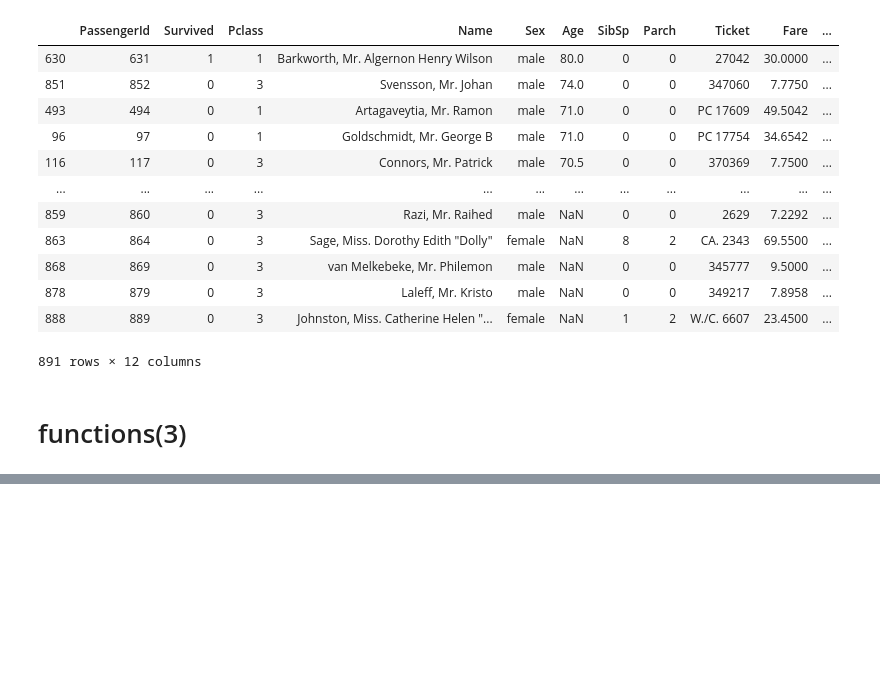
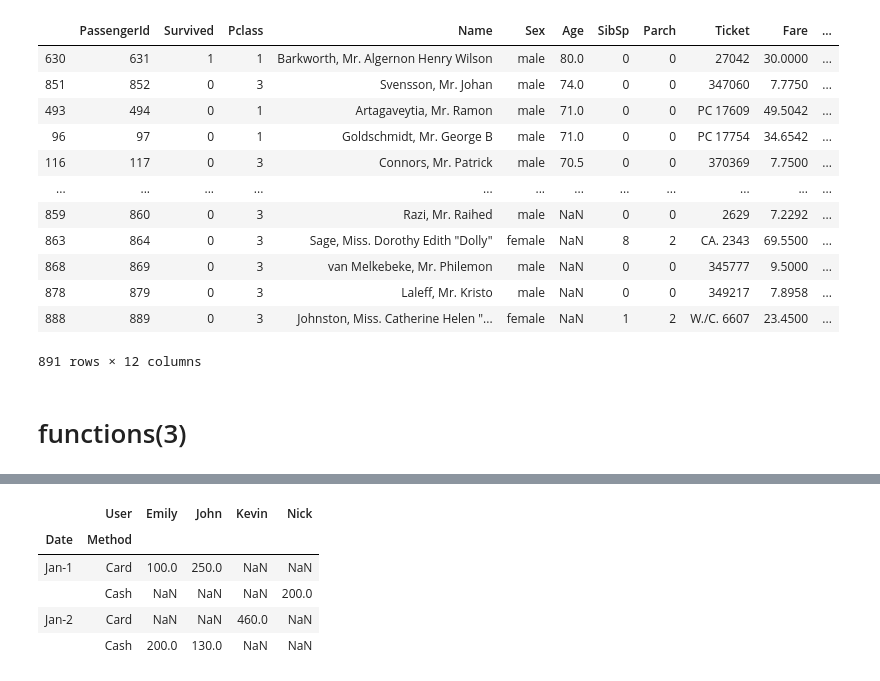
Before and after one commit to ef2m1y/ds-basic, a Jupyter notebook: Pandas.ipynb, the cells around one changed output, grey strips where cells are left out. Saved outputs shown, nothing was run; the diff lists cells and outputs as text; code cells hidden in the pictures; blank space fills up the shorter version.

```diff
--- a/Pandas.ipynb
+++ b/Pandas.ipynb
@@ -1257,3 +1257,10 @@ df.sort_values('Age', ascending=False)
 891 rows × 12 columns
 # %% [markdown]
 # functions(3)
+# %%
+data = {'Date':['Jan-1', 'Jan-1', 'Jan-1', 'Jan-2', 'Jan-2', 'Jan-2'],
+        'User':['Emily', 'John', 'Nick', 'Kevin', 'Emily', 'John'],
+        'Method':['Card', 'Card', 'Cash', 'Card', 'Cash', 'Cash'],
+        'Price':[100, 250, 200, 460, 200, 130]}
+df = pd.DataFrame(data)
+df
@@ -1259,0 +1287,9 @@ df.sort_values('Age', ascending=False)
+# %%
+df.pivot_table(values='Price', index=['Date', 'Method'], columns=['User'])
+# %% [output]
+|  | User | Emily | John | Kevin | Nick |
+| Date | Method |  |  |  |  |
+| Jan-1 | Card | 100.0 | 250.0 | NaN | NaN |
+|  | Cash | NaN | NaN | NaN | 200.0 |
+| Jan-2 | Card | NaN | NaN | 460.0 | NaN |
+|  | Cash | 200.0 | 130.0 | NaN | NaN |
```
Also changed, not shown: parts of 6 cells of this notebook.
